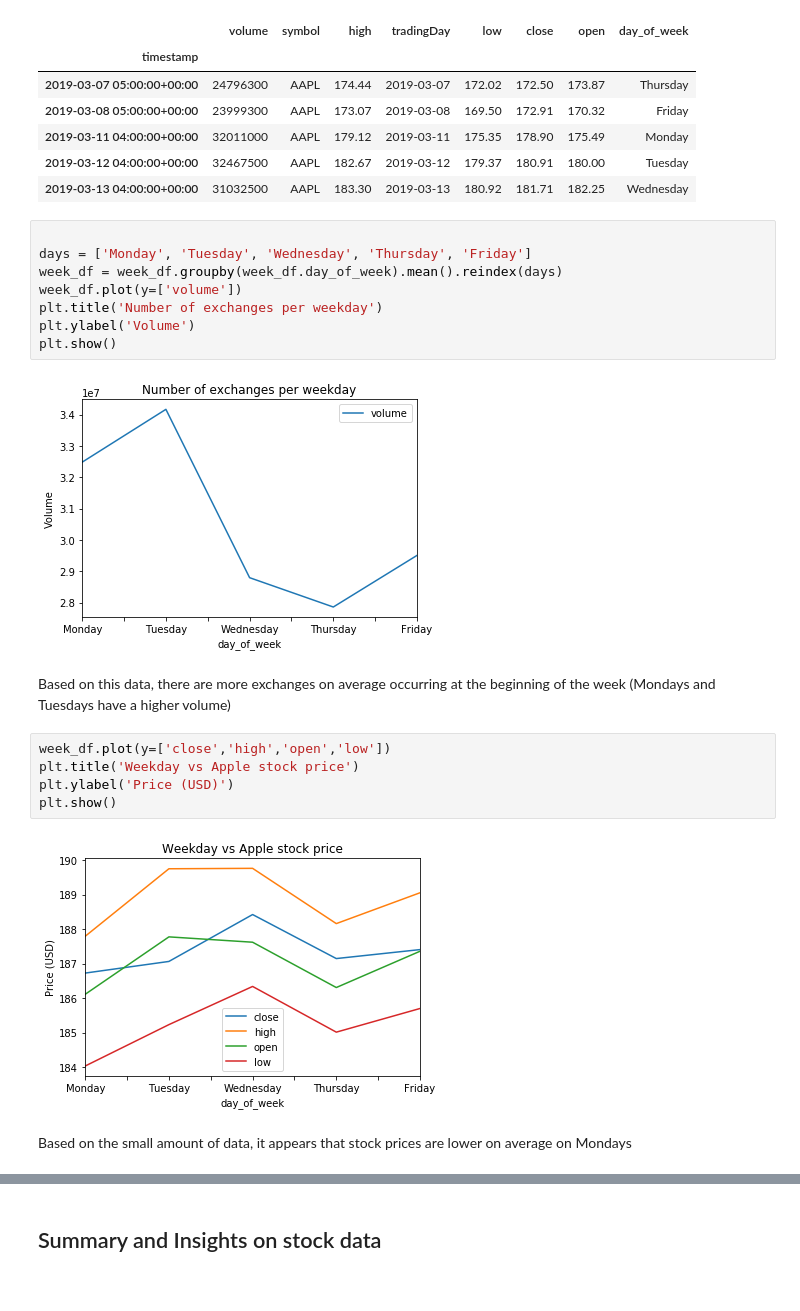
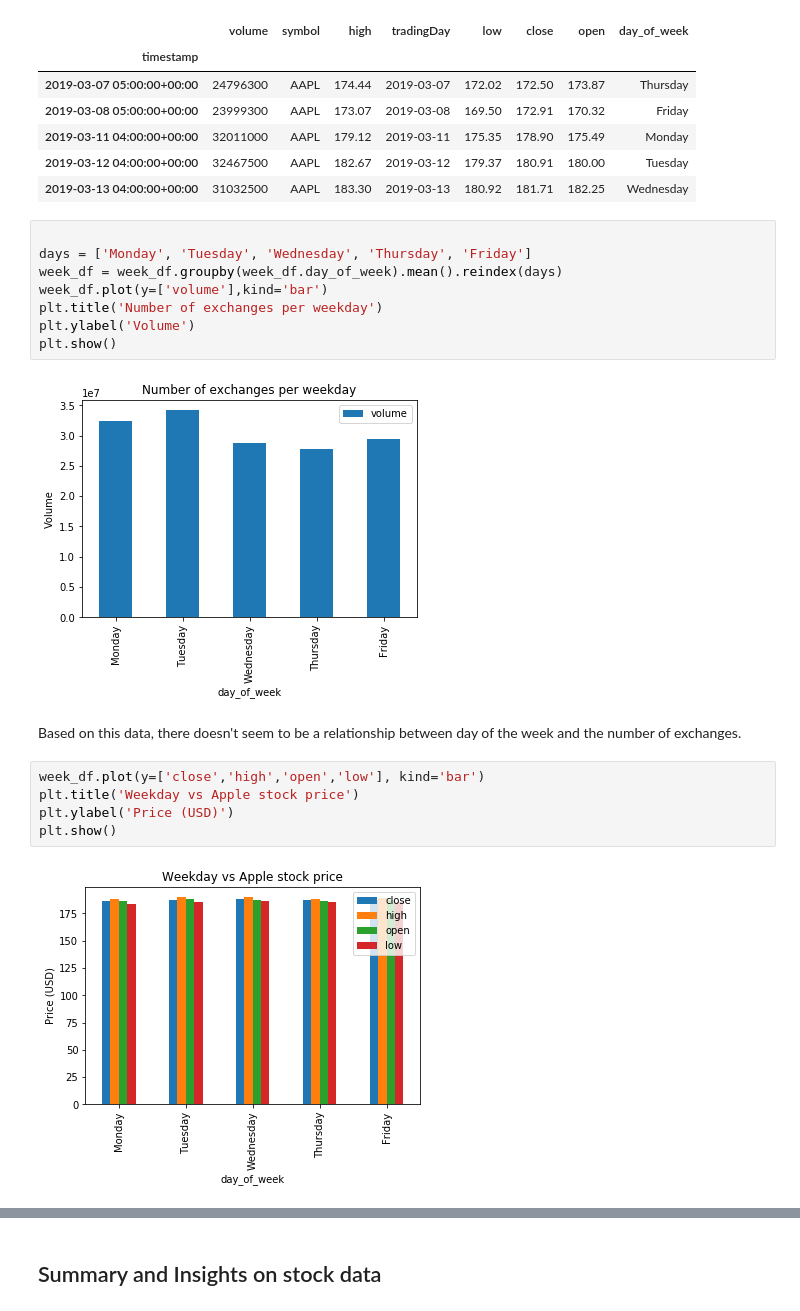
Before and after one commit to antsarandriamihaja/projects, a Jupyter notebook: Data Audit & Analysis - Stock Data.ipynb, the cells around one changed output, grey strips where cells are left out. Saved outputs shown, nothing was run; the diff lists cells and outputs as text.

Commit message:
updated stock analysis

```diff
--- a/Data Audit & Analysis - Stock Data.ipynb
+++ b/Data Audit & Analysis - Stock Data.ipynb
@@ -214,21 +214,19 @@ week_df.head()
 # %%
 
 days = ['Monday', 'Tuesday', 'Wednesday', 'Thursday', 'Friday']
 week_df = week_df.groupby(week_df.day_of_week).mean().reindex(days)
-week_df.plot(y=['volume'])
+week_df.plot(y=['volume'],kind='bar')
 plt.title('Number of exchanges per weekday')
 plt.ylabel('Volume')
 plt.show()
 # %% [output]
-[figure, old version]
+[figure, new version]
-# %% [markdown]
-Based on this data, there are more exchanges on average occurring at the beginning of the week (Mondays and Tuesdays have a higher volume)
+# %% [markdown]
+Based on this data, there doesn't seem to be a relationship between day of the week and the number of exchanges.
 # %%
-week_df.plot(y=['close','high','open','low'])
+week_df.plot(y=['close','high','open','low'], kind='bar')
 plt.title('Weekday vs Apple stock price')
 plt.ylabel('Price (USD)')
 plt.show()
 # %% [output]
-[figure, old version]
+[figure, new version]
-# %% [markdown]
-Based on the small amount of data, it appears that stock prices are lower on average on Mondays
```
Also changed, not shown: parts of 2 cells of this notebook.
